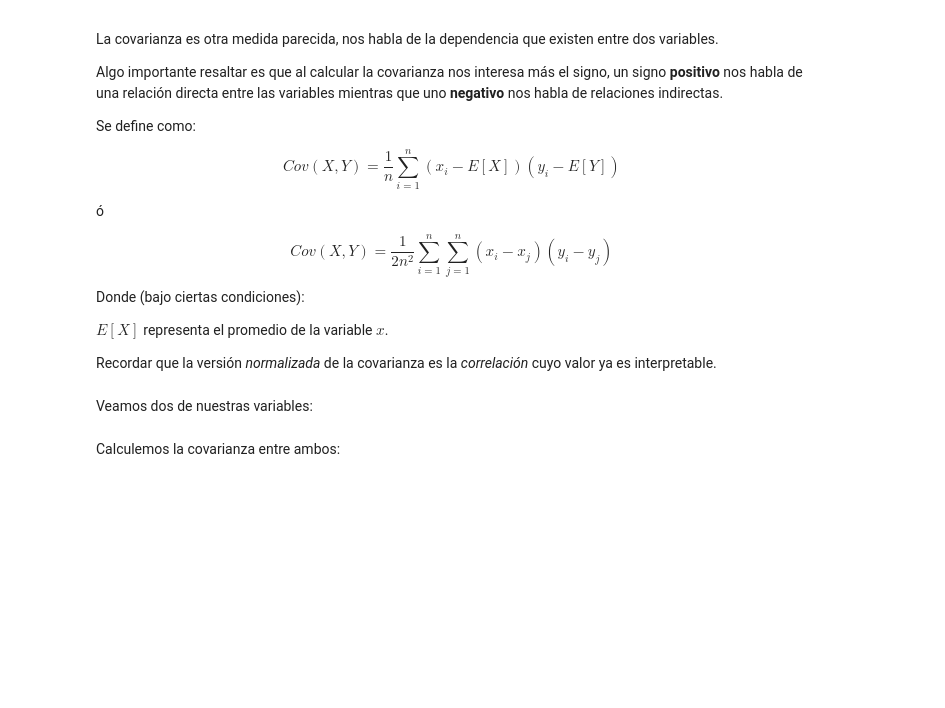
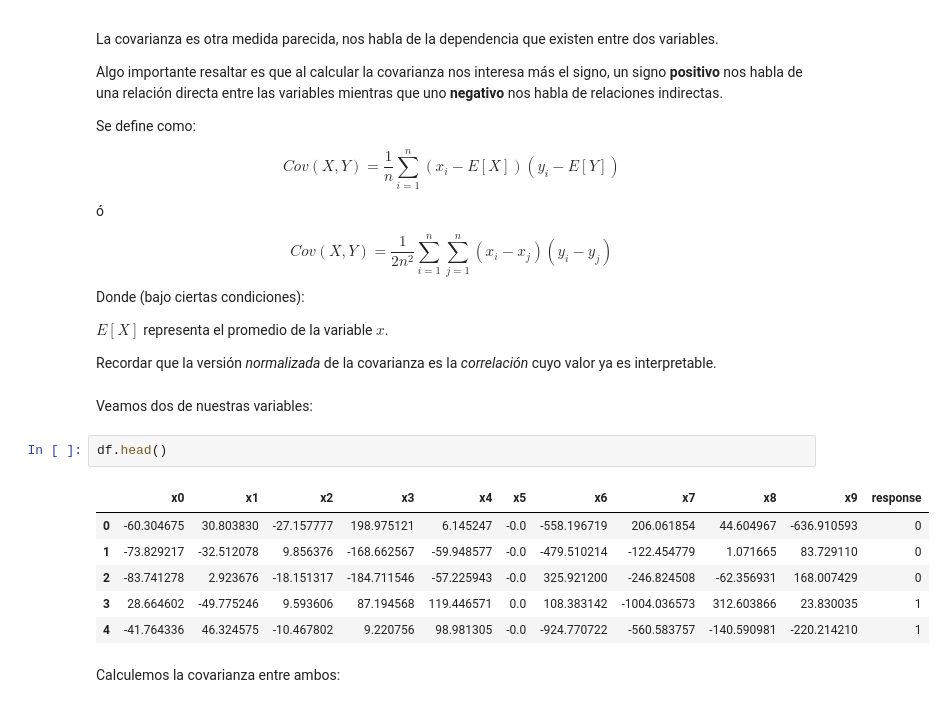
Before and after one commit to bielng/Data-Lab, a Jupyter notebook: clase_9,0_012026.ipynb, the cells around one changed output. Saved outputs shown, nothing was run; the diff lists cells and outputs as text; blank space fills up the shorter version.

```diff
--- a/clase_9,0_012026.ipynb
+++ b/clase_9,0_012026.ipynb
@@ -72,6 +89,15 @@ $E[X]$ representa el promedio de la variable $x$.
 Recordar que la versión _normalizada_ de la covarianza es la _correlación_ cuyo valor ya es interpretable.
 # %% [markdown]
 Veamos dos de nuestras variables:
+# %%
+df.head()
+# %% [output]
+|  | x0 | x1 | x2 | x3 | x4 | x5 | x6 | x7 | x8 | x9 | response |
+| 0 | -60.304675 | 30.803830 | -27.157777 | 198.975121 | 6.145247 | -0.0 | -558.196719 | 206.061854 | 44.604967 | -636.910593 | 0 |
+| 1 | -73.829217 | -32.512078 | 9.856376 | -168.662567 | -59.948577 | -0.0 | -479.510214 | -122.454779 | 1.071665 | 83.729110 | 0 |
+| 2 | -83.741278 | 2.923676 | -18.151317 | -184.711546 | -57.225943 | -0.0 | 325.921200 | -246.824508 | -62.356931 | 168.007429 | 0 |
+| 3 | 28.664602 | -49.775246 | 9.593606 | 87.194568 | 119.446571 | 0.0 | 108.383142 | -1004.036573 | 312.603866 | 23.830035 | 1 |
+| 4 | -41.764336 | 46.324575 | -10.467802 | 9.220756 | 98.981305 | -0.0 | -924.770722 | -560.583757 | -140.590981 | -220.214210 | 1 |
 # %% [markdown]
 Calculemos la covarianza entre ambos:
 # %% [markdown]
```
Also changed, not shown: parts of 1 cell of this notebook, 1 other file.
